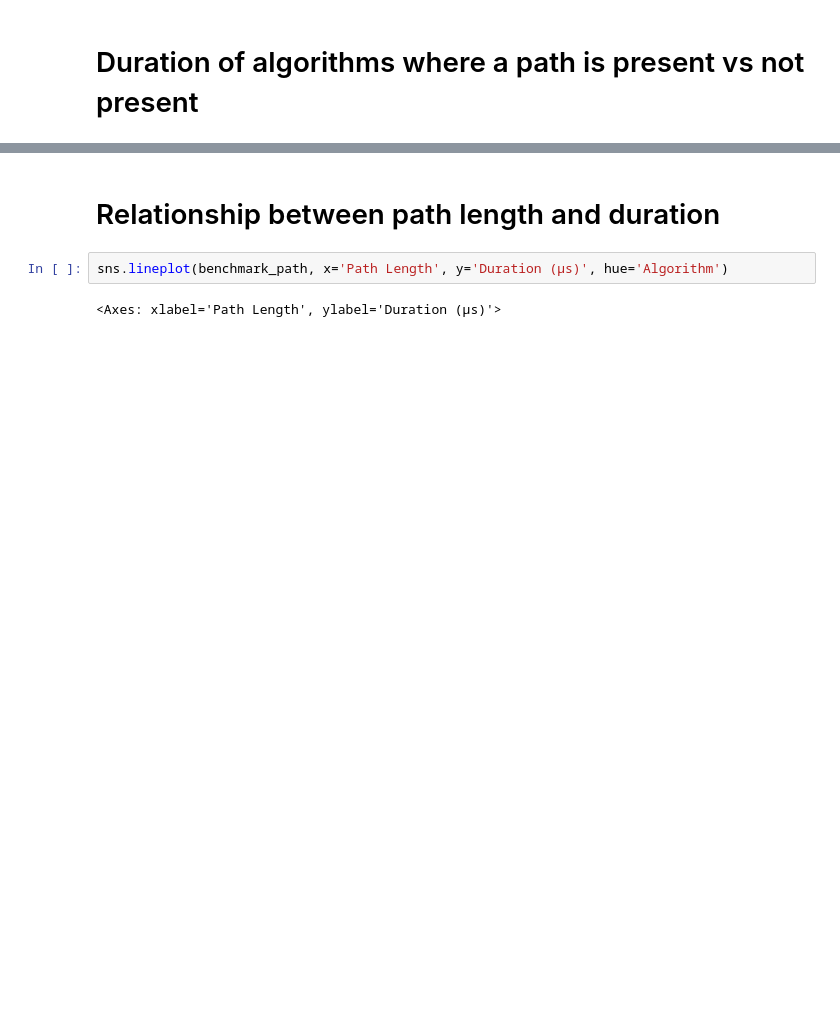
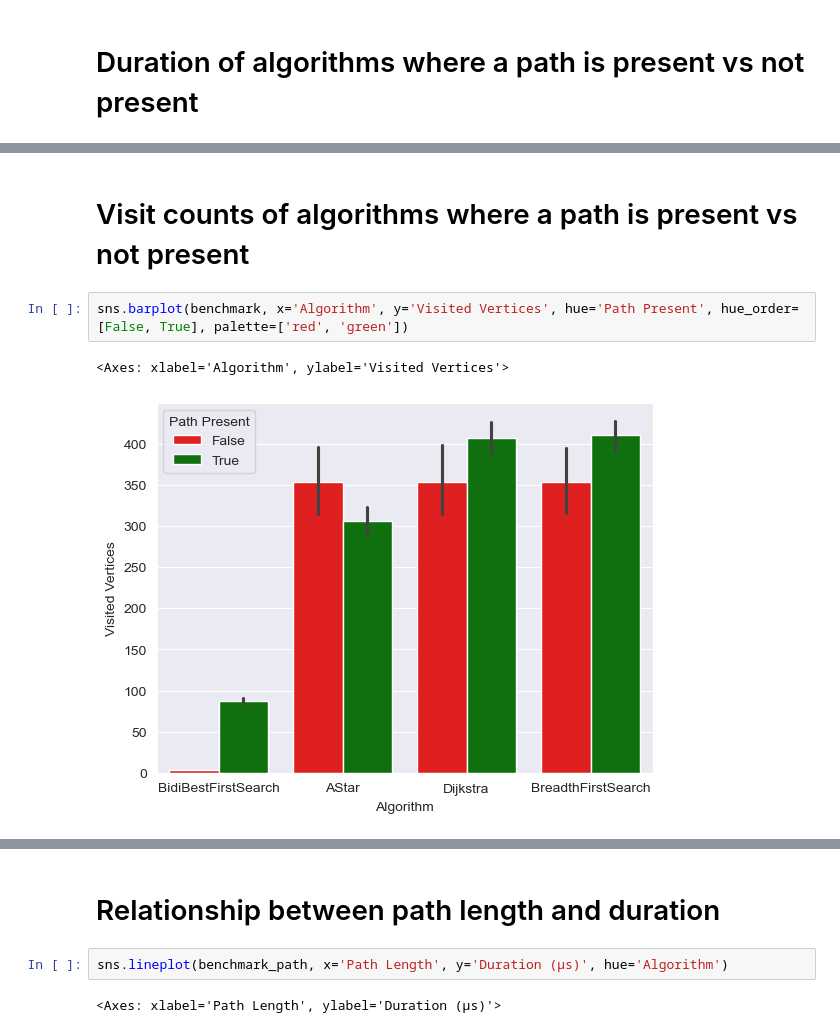
Before and after one commit to Spi3lot/pathfinding, a Jupyter notebook: Pathfinding/modifiable-benchmark.ipynb, the cells around one changed output, grey strips where cells are left out. Saved outputs shown, nothing was run; the diff lists cells and outputs as text; blank space fills up the shorter version.

```diff
--- a/Pathfinding/modifiable-benchmark.ipynb
+++ b/Pathfinding/modifiable-benchmark.ipynb
@@ -59,0 +66,7 @@ sns.lineplot(benchmark, x='Algorithm', y='Duration (µs)', hue='Path Present', p
+# %% [markdown]
+# Visit counts of algorithms where a path is present vs not present
+# %%
+sns.barplot(benchmark, x='Algorithm', y='Visited Vertices', hue='Path Present', hue_order=[False, True], palette=['red', 'green'])
+# %% [output]
+<Axes: xlabel='Algorithm', ylabel='Visited Vertices'>
+[figure, added]
```
Also changed, not shown: parts of 24 cells of this notebook, 13 other files.
